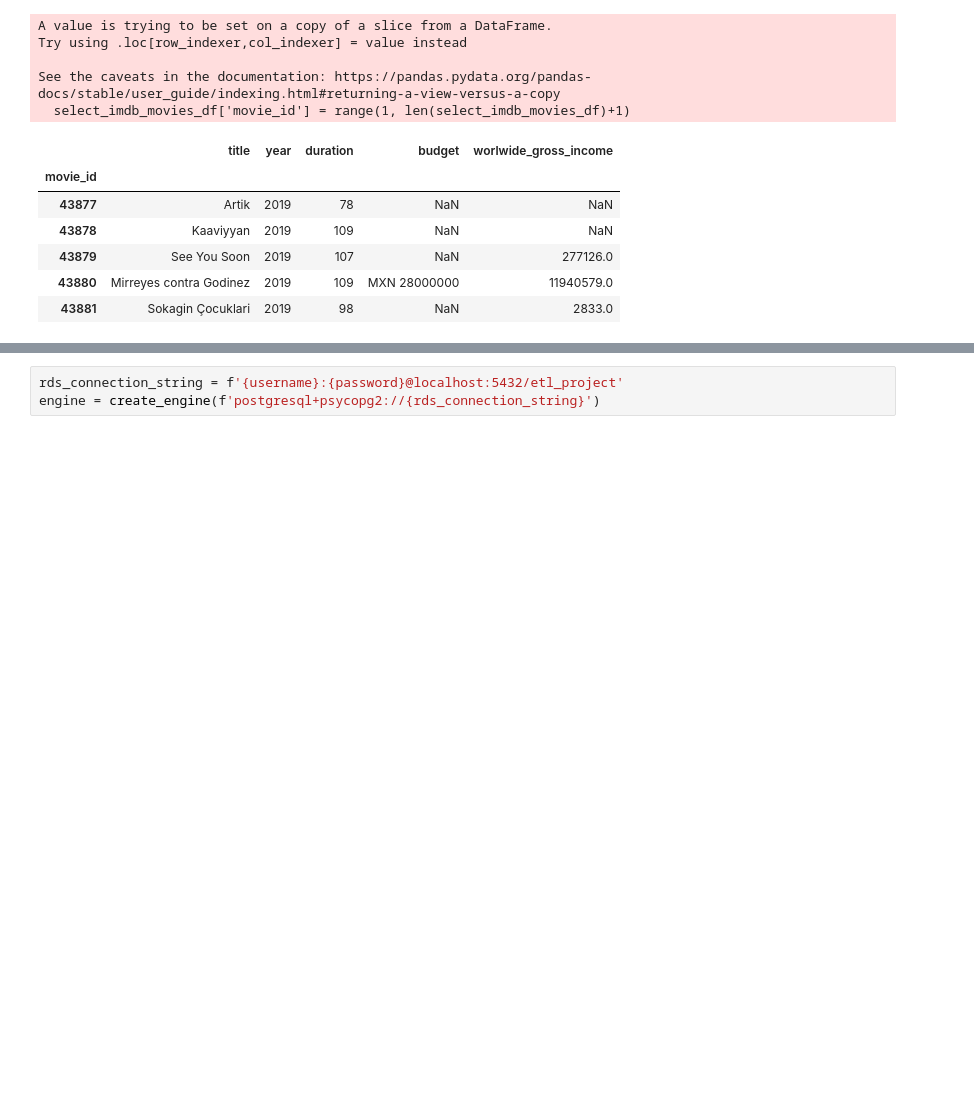
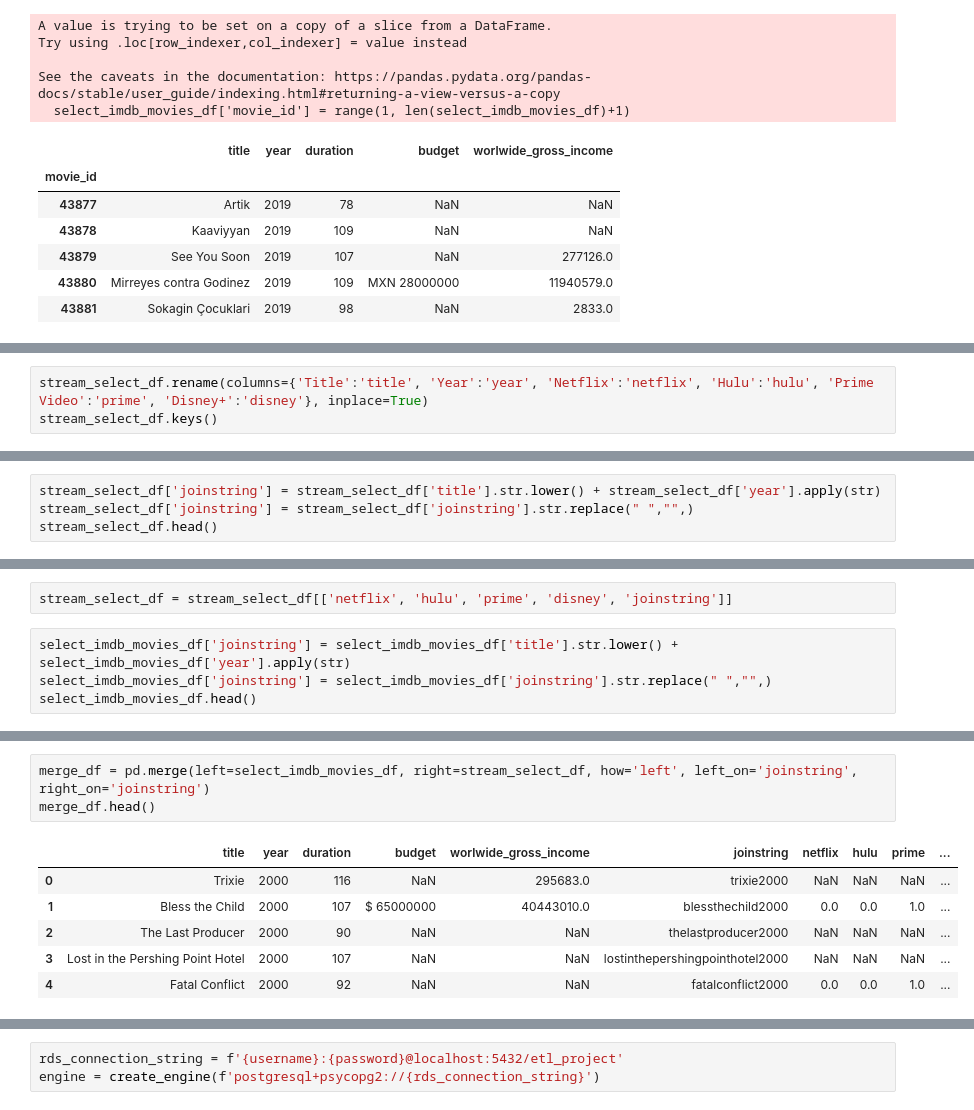
Before and after one commit to eriklockwood/team1_etl_project, a Jupyter notebook: movies_notebook.ipynb, the cells around one changed output, grey strips where cells are left out. Cells and saved outputs as stored; diff of their text form; blank space fills up the shorter version.

```diff
--- a/movies_notebook.ipynb
+++ b/movies_notebook.ipynb
@@ -108,0 +144,3 @@ See the caveats in the documentation: https://pandas.pydata.org/pandas-docs/stab
+# %%
+stream_select_df.rename(columns={'Title':'title', 'Year':'year', 'Netflix':'netflix', 'Hulu':'hulu', 'Prime Video':'prime', 'Disney+':'disney'}, inplace=True)
+stream_select_df.keys()
@@ -108,0 +153,4 @@ See the caveats in the documentation: https://pandas.pydata.org/pandas-docs/stab
+# %%
+stream_select_df['joinstring'] = stream_select_df['title'].str.lower() + stream_select_df['year'].apply(str)
+stream_select_df['joinstring'] = stream_select_df['joinstring'].str.replace(" ","",)
+stream_select_df.head()
@@ -108,0 +174,6 @@ See the caveats in the documentation: https://pandas.pydata.org/pandas-docs/stab
+# %%
+stream_select_df = stream_select_df[['netflix', 'hulu', 'prime', 'disney', 'joinstring']]
+# %%
+select_imdb_movies_df['joinstring'] = select_imdb_movies_df['title'].str.lower() + select_imdb_movies_df['year'].apply(str)
+select_imdb_movies_df['joinstring'] = select_imdb_movies_df['joinstring'].str.replace(" ","",)
+select_imdb_movies_df.head()
@@ -108,0 +198,10 @@ See the caveats in the documentation: https://pandas.pydata.org/pandas-docs/stab
+# %%
+merge_df = pd.merge(left=select_imdb_movies_df, right=stream_select_df, how='left', left_on='joinstring', right_on='joinstring')
+merge_df.head()
+# %% [output]
+|  | title | year | duration | budget | worlwide_gross_income | joinstring | netflix | hulu | prime | ... |
+| 0 | Trixie | 2000 | 116 | NaN | 295683.0 | trixie2000 | NaN | NaN | NaN | ... |
+| 1 | Bless the Child | 2000 | 107 | $ 65000000 | 40443010.0 | blessthechild2000 | 0.0 | 0.0 | 1.0 | ... |
+| 2 | The Last Producer | 2000 | 90 | NaN | NaN | thelastproducer2000 | NaN | NaN | NaN | ... |
+| 3 | Lost in the Pershing Point Hotel | 2000 | 107 | NaN | NaN | lostinthepershingpointhotel2000 | NaN | NaN | NaN | ... |
+| 4 | Fatal Conflict | 2000 | 92 | NaN | NaN | fatalconflict2000 | 0.0 | 0.0 | 1.0 | ... |
```
Also changed, not shown: parts of 14 cells of this notebook, 1 other file.
